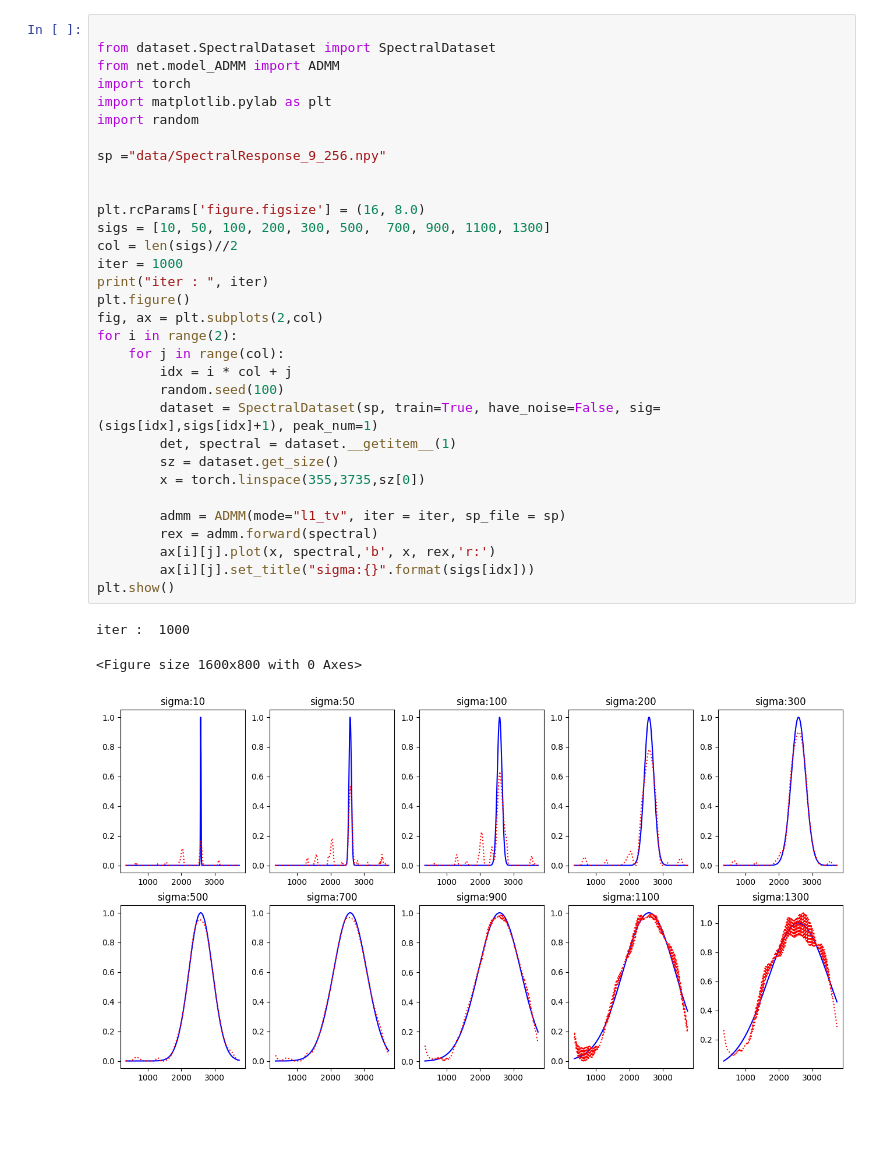
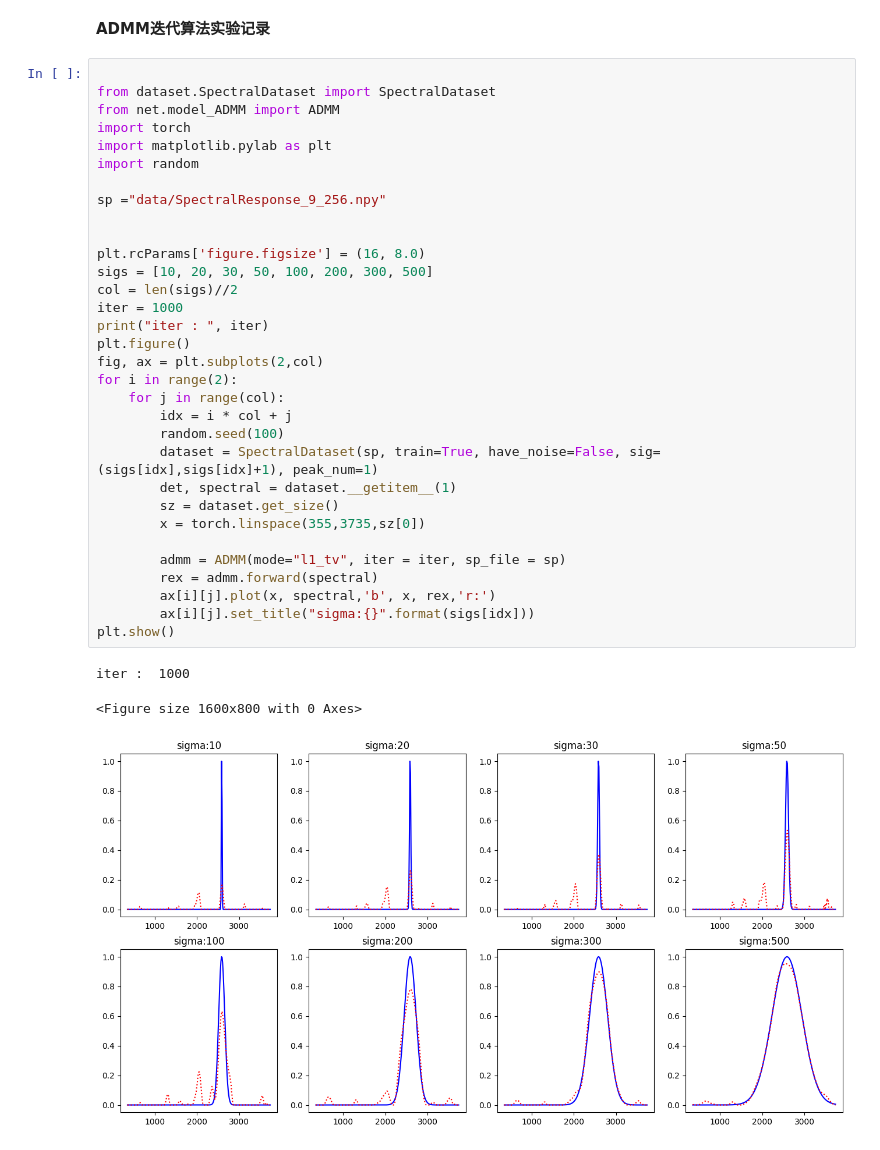
Before and after one commit to weinaike/AlgUnroll, a Jupyter notebook: test_admm.ipynb, the cells around one changed output. Drawn from its saved outputs; the diff is of its cells as text; blank space fills up the shorter version.

```diff
--- a/test_admm.ipynb
+++ b/test_admm.ipynb
@@ -1,3 +1,5 @@
+# %% [markdown]
+**ADMM迭代算法实验记录**
 # %%
 
 from dataset.SpectralDataset import SpectralDataset
@@ -5,32 +7,32 @@ from net.model_ADMM import ADMM
 import torch
 import matplotlib.pylab as plt
 import random
 
 sp ="data/SpectralResponse_9_256.npy"
 
 
 plt.rcParams['figure.figsize'] = (16, 8.0)
-sigs = [10, 50, 100, 200, 300, 500,  700, 900, 1100, 1300]
+sigs = [10, 20, 30, 50, 100, 200, 300, 500]
 col = len(sigs)//2
 iter = 1000
 print("iter : ", iter)
 plt.figure()
 fig, ax = plt.subplots(2,col)
 for i in range(2):
     for j in range(col):
         idx = i * col + j
         random.seed(100)
         dataset = SpectralDataset(sp, train=True, have_noise=False, sig=(sigs[idx],sigs[idx]+1), peak_num=1)
         det, spectral = dataset.__getitem__(1)
         sz = dataset.get_size()
         x = torch.linspace(355,3735,sz[0])
 
         admm = ADMM(mode="l1_tv", iter = iter, sp_file = sp)
         rex = admm.forward(spectral)
         ax[i][j].plot(x, spectral,'b', x, rex,'r:')
         ax[i][j].set_title("sigma:{}".format(sigs[idx]))
 plt.show()
 # %% [output]
 iter :  1000
 <Figure size 1600x800 with 0 Axes>
-[figure, old version]
+[figure, new version]
```
Also changed, not shown: parts of 2 cells of this notebook, 4 other files.
